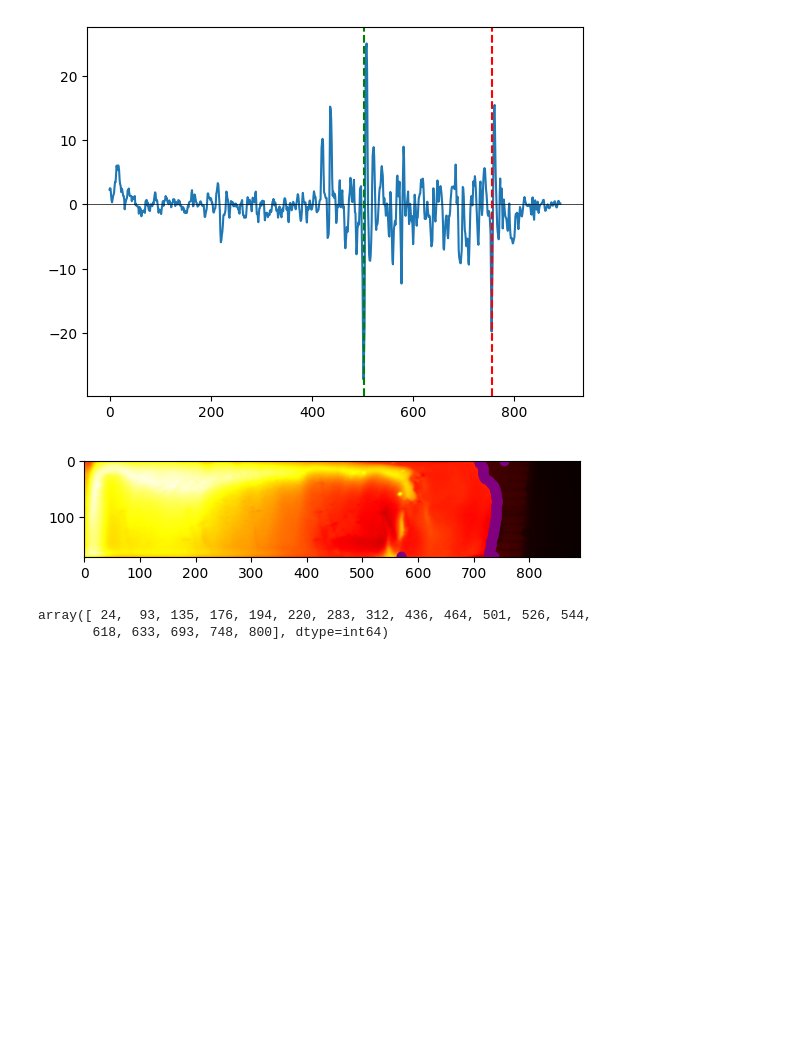
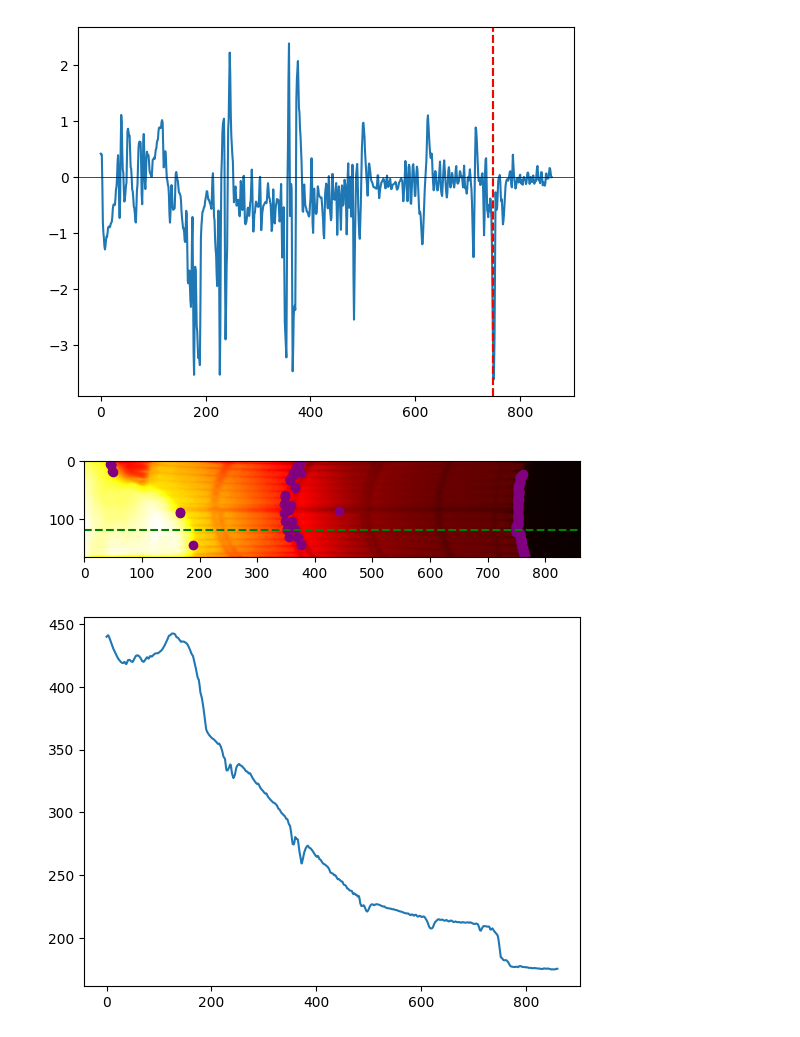
Before and after one commit to FireDynamics/FlameTrack, a Jupyter notebook: test.ipynb, the cells around one changed output. Cells and saved outputs as stored; diff of their text form; code cells hidden in the pictures; blank space fills up the shorter version.

Commit message:
Changed npy -> hdf5 Added a bandpass filter for the peak detection

```diff
--- a/test.ipynb
+++ b/test.ipynb
@@ -9,5 +13,5 @@ from flamespread import *
 # %%
-exp_name ='lfs_pmma_DE_6mm_tc_R2_0001'
+exp_name ='lfs_pmma_DE_6mm_tc_R1_0001'
 dewarped_data= get_dewarped_data(exp_name)
 # %%
 edge_results = get_edge_results(exp_name)
@@ -43,21 +46,26 @@ RuntimeError: No mappable was found to use for colorbar creation. First define a
 # %%
-frame_number =1226
-y = 0
+frame_number = 6
+y = 120
 ambient_weighting=1
-y_data = get_frame(dewarped_data,frame_number)[y,:]
-plot_gradient(get_frame(dewarped_data,frame_number),y)
+frame = get_frame(dewarped_data,frame_number)
+# frame = band_filter(frame,300,450)
+y_data = frame[y,:]
+plot_gradient(frame,y)
 peak = highest_peak(y_data)
 plt.axvline(x=peak, color='g', linestyle='--',label='highest')
 peak = highest_peak_to_lowest_value(y_data,ambient_weighting=ambient_weighting)
 plt.axvline(x=peak, color='r', linestyle='--',label='highest to lowest')
-peak_method = lambda y_data: highest_peak_to_lowest_value(y_data,ambient_weighting=ambient_weighting)
+peak_method = lambda y_data: highest_peak_to_lowest_value(y_data,ambient_weighting=ambient_weighting,min_width=2)
 plt.figure()
-plot_edge(get_frame(dewarped_data,frame_number),peak_method)
+plot_edge(frame,peak_method)
+plt.axhline(y=y, color='g', linestyle='--')
+plt.figure()
+plot_1D(frame,y)
 plt.show()
 # %% [output]
-[figure, old version]
+[figure, new version]
-[figure, old version]
+[figure, new version]
+[figure, added]
 # %%
+import dataset_handler
+dataset_handler.close_file()
-# %% [output]
-array([ 24,  93, 135, 176, 194, 220, 283, 312, 436, 464, 501, 526, 544,
-       618, 633, 693, 748, 800], dtype=int64)
```
Also changed, not shown: parts of 6 cells of this notebook, 6 other files.
